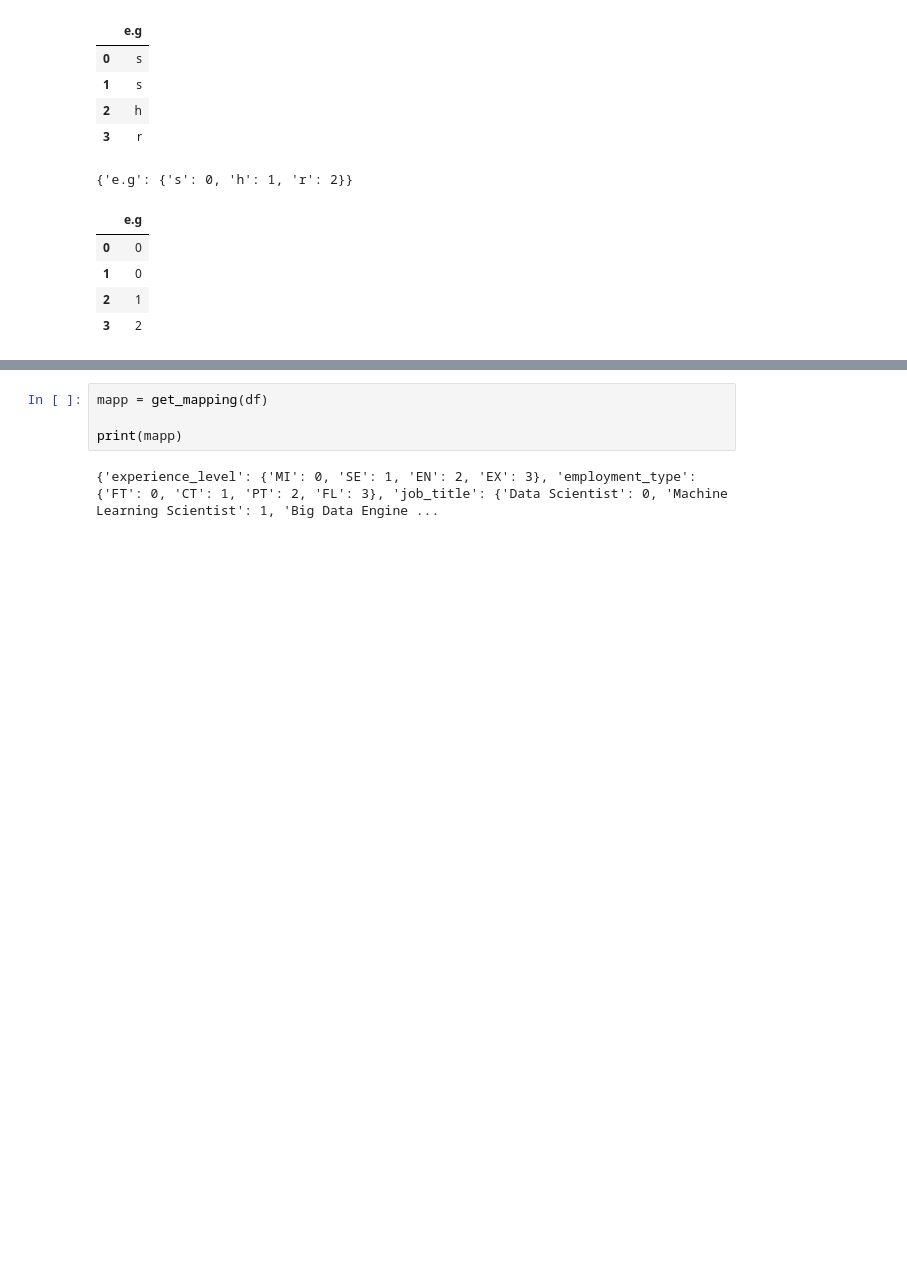
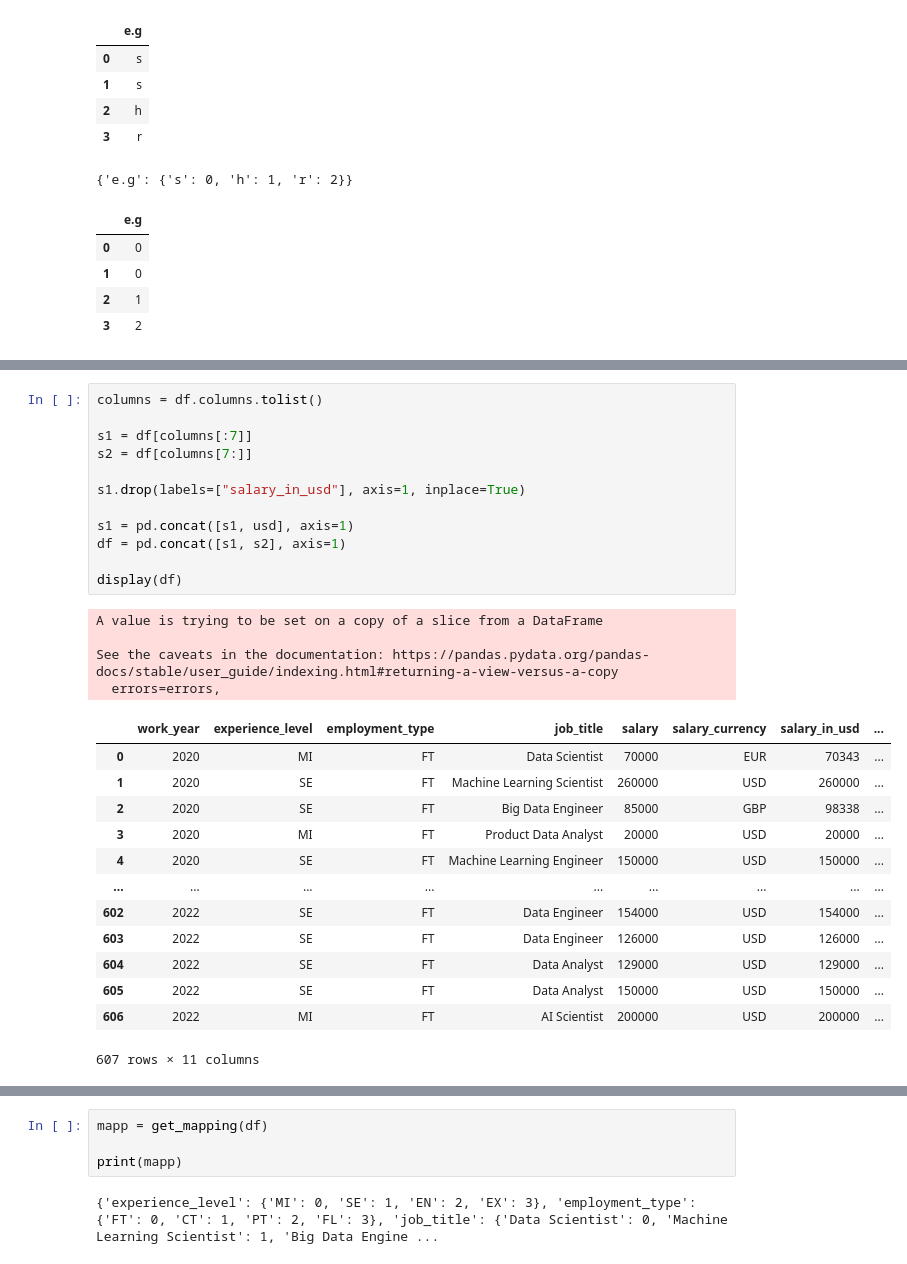
Before and after one commit to fziilk/ds_salary_predictor, a Jupyter notebook: Data_Science_Salary_Predictor.ipynb, the cells around one changed output, grey strips where cells are left out. Cells and saved outputs as stored; diff of their text form; blank space fills up the shorter version.

```diff
--- a/Data_Science_Salary_Predictor.ipynb
+++ b/Data_Science_Salary_Predictor.ipynb
@@ -250,0 +293,30 @@ fx_testing()
+# %%
+columns = df.columns.tolist()
+
+s1 = df[columns[:7]]
+s2 = df[columns[7:]]
+
+s1.drop(labels=["salary_in_usd"], axis=1, inplace=True)
+
+s1 = pd.concat([s1, usd], axis=1)
+df = pd.concat([s1, s2], axis=1)
+
+display(df)
+# %% [output]
+A value is trying to be set on a copy of a slice from a DataFrame
+
+See the caveats in the documentation: https://pandas.pydata.org/pandas-docs/stable/user_guide/indexing.html#returning-a-view-versus-a-copy
+  errors=errors,
+|  | work_year | experience_level | employment_type | job_title | salary | salary_currency | salary_in_usd | ... |
+| 0 | 2020 | MI | FT | Data Scientist | 70000 | EUR | 70343 | ... |
+| 1 | 2020 | SE | FT | Machine Learning Scientist | 260000 | USD | 260000 | ... |
+| 2 | 2020 | SE | FT | Big Data Engineer | 85000 | GBP | 98338 | ... |
+| 3 | 2020 | MI | FT | Product Data Analyst | 20000 | USD | 20000 | ... |
+| 4 | 2020 | SE | FT | Machine Learning Engineer | 150000 | USD | 150000 | ... |
+| ... | ... | ... | ... | ... | ... | ... | ... | ... |
+| 602 | 2022 | SE | FT | Data Engineer | 154000 | USD | 154000 | ... |
+| 603 | 2022 | SE | FT | Data Engineer | 126000 | USD | 126000 | ... |
+| 604 | 2022 | SE | FT | Data Analyst | 129000 | USD | 129000 | ... |
+| 605 | 2022 | SE | FT | Data Analyst | 150000 | USD | 150000 | ... |
+| 606 | 2022 | MI | FT | AI Scientist | 200000 | USD | 200000 | ... |
+607 rows × 11 columns
```
Also changed, not shown: parts of 39 cells of this notebook.
